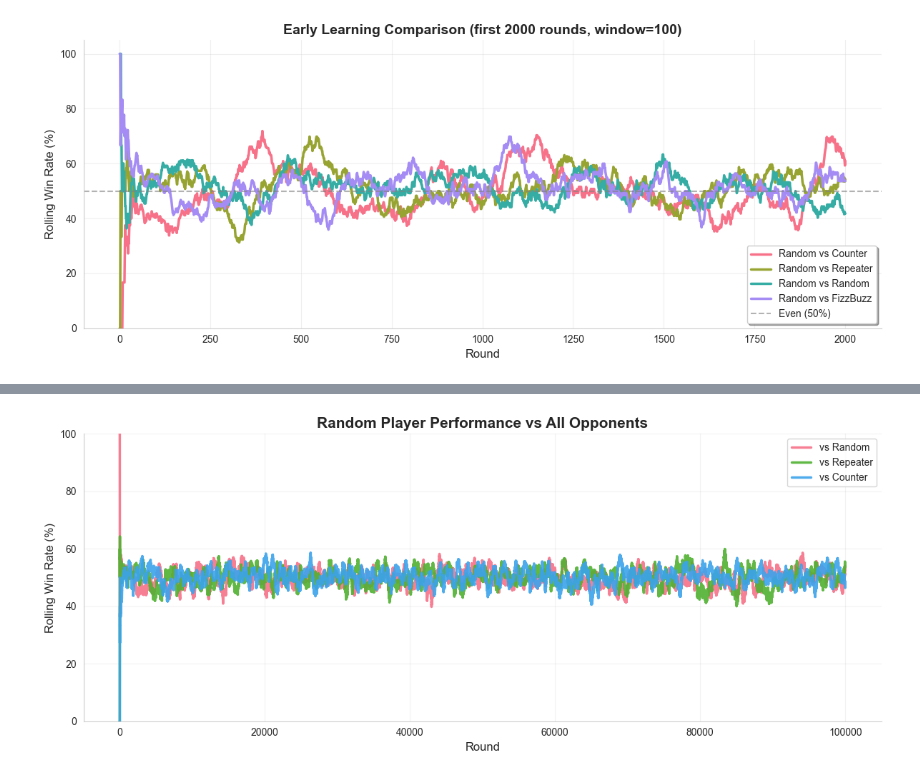
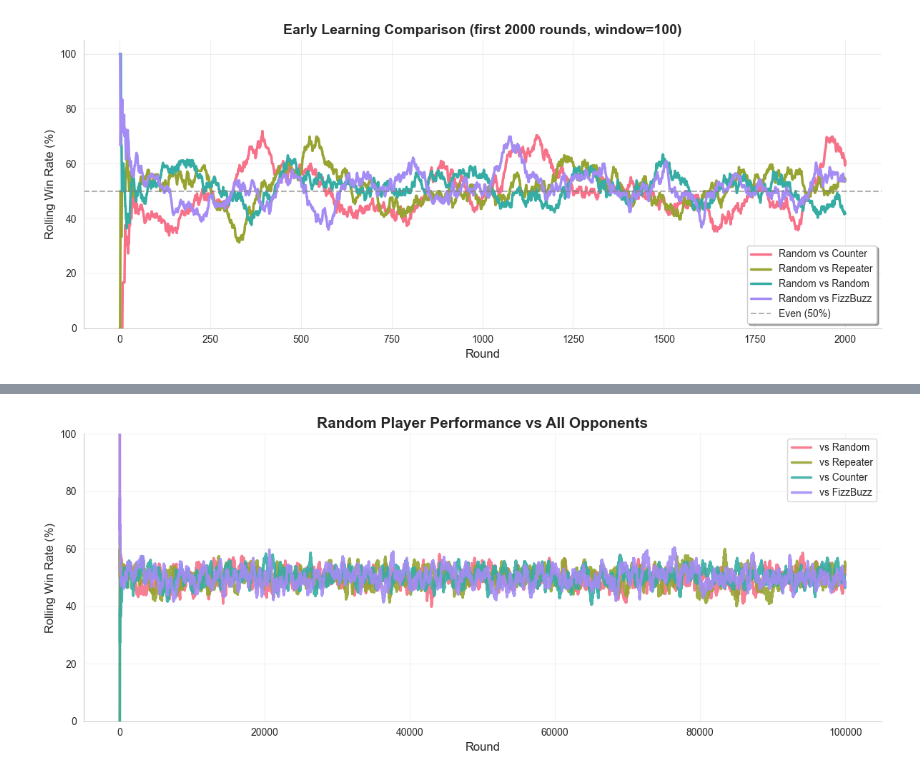
Before and after one commit to THuynh-91/RPS-Predictor, a Jupyter notebook: RPS_Simulation_Analysis.ipynb, the cells around one changed output, grey strips where cells are left out. Cells and saved outputs as stored; diff of their text form; code cells hidden in the pictures.

```diff
--- a/RPS_Simulation_Analysis.ipynb
+++ b/RPS_Simulation_Analysis.ipynb
@@ -347,10 +347,11 @@ plot_comparison(
 # %%
 plot_comparison(
     ["results/results_random_vs_random.csv",
      "results/results_random_vs_repeater.csv",
-     "results/results_random_vs_counter.csv"],
-    ["vs Random", "vs Repeater", "vs Counter"],
+     "results/results_random_vs_counter.csv",
+     "results/results_random_vs_fizzbuzz.csv"],
+    ["vs Random", "vs Repeater", "vs Counter", "vs FizzBuzz"],
     title="Random Player Performance vs All Opponents"
 )
 # %% [output]
-[figure, old version]
+[figure, new version]
```
Also changed, not shown: parts of 7 cells of this notebook, 2 other files.
